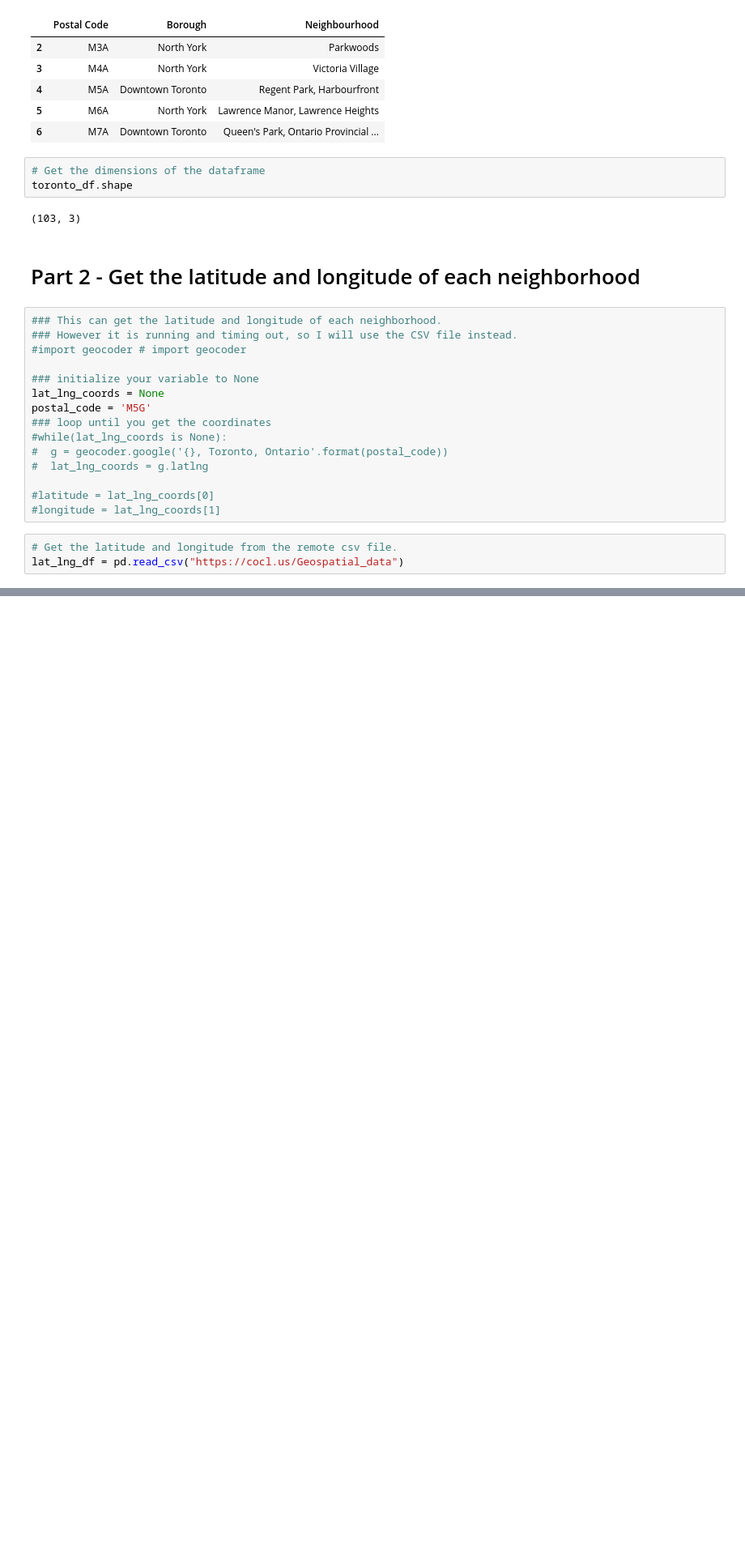
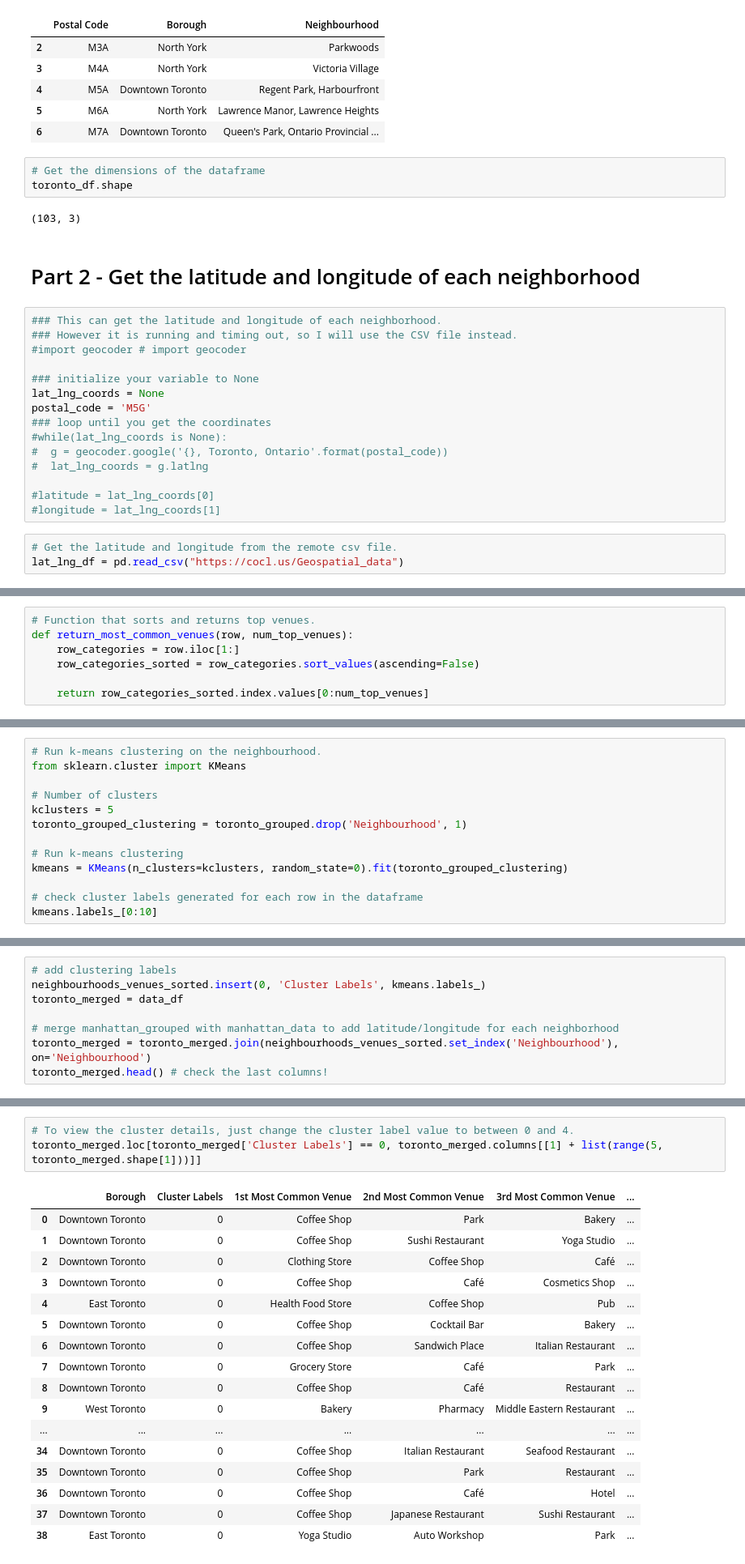
Before and after one commit to megpay/capstone_project, a Jupyter notebook: Capstone.ipynb, the cells around one changed output, grey strips where cells are left out. Shown: that part at 81% size. Drawn from its saved outputs; the diff is of its cells as text; blank space fills up the shorter version.

```diff
--- a/Capstone.ipynb
+++ b/Capstone.ipynb
@@ -66,0 +373,7 @@ new_df.head()
+# %%
+# Function that sorts and returns top venues.
+def return_most_common_venues(row, num_top_venues):
+    row_categories = row.iloc[1:]
+    row_categories_sorted = row_categories.sort_values(ascending=False)
+
+    return row_categories_sorted.index.values[0:num_top_venues]
@@ -66,0 +409,13 @@ new_df.head()
+# %%
+# Run k-means clustering on the neighbourhood.
+from sklearn.cluster import KMeans
+
+# Number of clusters
+kclusters = 5
+toronto_grouped_clustering = toronto_grouped.drop('Neighbourhood', 1)
+
+# Run k-means clustering
+kmeans = KMeans(n_clusters=kclusters, random_state=0).fit(toronto_grouped_clustering)
+
+# check cluster labels generated for each row in the dataframe
+kmeans.labels_[0:10]
@@ -66,0 +424,8 @@ new_df.head()
+# %%
+# add clustering labels
+neighbourhoods_venues_sorted.insert(0, 'Cluster Labels', kmeans.labels_)
+toronto_merged = data_df
+
+# merge manhattan_grouped with manhattan_data to add latitude/longitude for each neighborhood
+toronto_merged = toronto_merged.join(neighbourhoods_venues_sorted.set_index('Neighbourhood'), on='Neighbourhood')
+toronto_merged.head() # check the last columns!
@@ -66,0 +467,21 @@ new_df.head()
+# %%
+# To view the cluster details, just change the cluster label value to between 0 and 4.
+toronto_merged.loc[toronto_merged['Cluster Labels'] == 0, toronto_merged.columns[[1] + list(range(5, toronto_merged.shape[1]))]]
+# %% [output]
+|  | Borough | Cluster Labels | 1st Most Common Venue | 2nd Most Common Venue | 3rd Most Common Venue | ... |
+| 0 | Downtown Toronto | 0 | Coffee Shop | Park | Bakery | ... |
+| 1 | Downtown Toronto | 0 | Coffee Shop | Sushi Restaurant | Yoga Studio | ... |
+| 2 | Downtown Toronto | 0 | Clothing Store | Coffee Shop | Café | ... |
+| 3 | Downtown Toronto | 0 | Coffee Shop | Café | Cosmetics Shop | ... |
+| 4 | East Toronto | 0 | Health Food Store | Coffee Shop | Pub | ... |
+| 5 | Downtown Toronto | 0 | Coffee Shop | Cocktail Bar | Bakery | ... |
+| 6 | Downtown Toronto | 0 | Coffee Shop | Sandwich Place | Italian Restaurant | ... |
+| 7 | Downtown Toronto | 0 | Grocery Store | Café | Park | ... |
+| 8 | Downtown Toronto | 0 | Coffee Shop | Café | Restaurant | ... |
+| 9 | West Toronto | 0 | Bakery | Pharmacy | Middle Eastern Restaurant | ... |
+| ... | ... | ... | ... | ... | ... | ... |
+| 34 | Downtown Toronto | 0 | Coffee Shop | Italian Restaurant | Seafood Restaurant | ... |
+| 35 | Downtown Toronto | 0 | Coffee Shop | Park | Restaurant | ... |
+| 36 | Downtown Toronto | 0 | Coffee Shop | Café | Hotel | ... |
+| 37 | Downtown Toronto | 0 | Coffee Shop | Japanese Restaurant | Sushi Restaurant | ... |
+| 38 | East Toronto | 0 | Yoga Studio | Auto Workshop | Park | ... |
```
Also changed, not shown: parts of 24 cells of this notebook.
